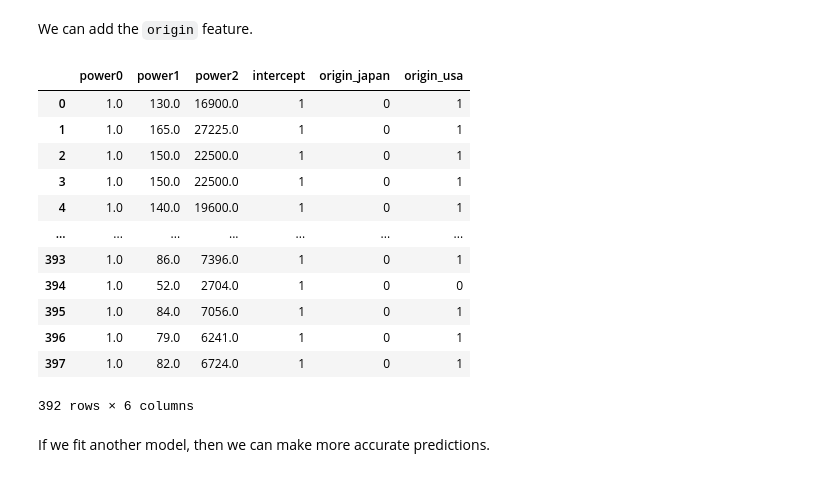
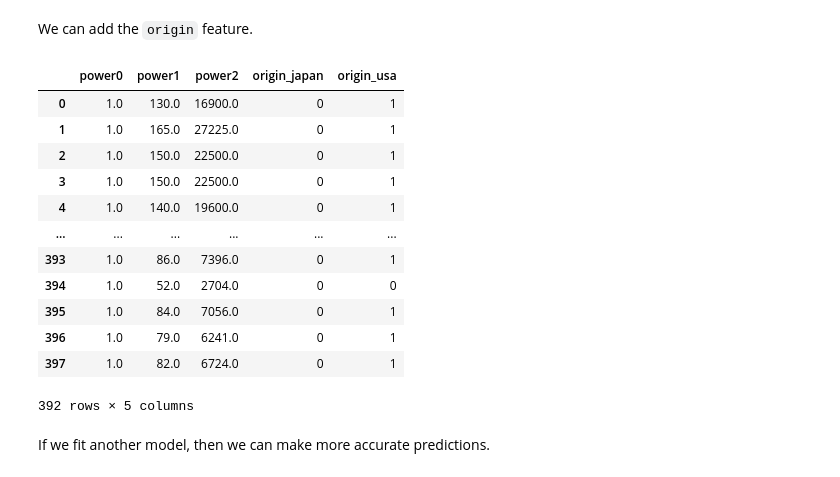
Before and after one commit to mrxiahuren/DS-UA-112-Spring-2020-Public, a Jupyter notebook: lecture/week12/lec1/week12-lec1-demo.ipynb, the cells around one changed output. Saved outputs shown, nothing was run; the diff lists cells and outputs as text; code cells hidden in the pictures.

```diff
--- a/lecture/week12/lec1/week12-lec1-demo.ipynb
+++ b/lecture/week12/lec1/week12-lec1-demo.ipynb
@@ -429,21 +433,22 @@ plt.show();
 We can add the `origin` feature.
 # %%
 hp_one_hot  = pd.merge(left = hp, right = one_hot, left_index=True, right_index=True)
+hp_one_hot = hp_one_hot.drop(columns = ["intercept"])
 hp_one_hot
 # %% [output]
-|  | power0 | power1 | power2 | intercept | origin_japan | origin_usa |
-| 0 | 1.0 | 130.0 | 16900.0 | 1 | 0 | 1 |
-| 1 | 1.0 | 165.0 | 27225.0 | 1 | 0 | 1 |
-| 2 | 1.0 | 150.0 | 22500.0 | 1 | 0 | 1 |
-| 3 | 1.0 | 150.0 | 22500.0 | 1 | 0 | 1 |
-| 4 | 1.0 | 140.0 | 19600.0 | 1 | 0 | 1 |
-| ... | ... | ... | ... | ... | ... | ... |
-| 393 | 1.0 | 86.0 | 7396.0 | 1 | 0 | 1 |
-| 394 | 1.0 | 52.0 | 2704.0 | 1 | 0 | 0 |
-| 395 | 1.0 | 84.0 | 7056.0 | 1 | 0 | 1 |
-| 396 | 1.0 | 79.0 | 6241.0 | 1 | 0 | 1 |
-| 397 | 1.0 | 82.0 | 6724.0 | 1 | 0 | 1 |
+|  | power0 | power1 | power2 | origin_japan | origin_usa |
+| 0 | 1.0 | 130.0 | 16900.0 | 0 | 1 |
+| 1 | 1.0 | 165.0 | 27225.0 | 0 | 1 |
+| 2 | 1.0 | 150.0 | 22500.0 | 0 | 1 |
+| 3 | 1.0 | 150.0 | 22500.0 | 0 | 1 |
+| 4 | 1.0 | 140.0 | 19600.0 | 0 | 1 |
+| ... | ... | ... | ... | ... | ... |
+| 393 | 1.0 | 86.0 | 7396.0 | 0 | 1 |
+| 394 | 1.0 | 52.0 | 2704.0 | 0 | 0 |
+| 395 | 1.0 | 84.0 | 7056.0 | 0 | 1 |
+| 396 | 1.0 | 79.0 | 6241.0 | 0 | 1 |
+| 397 | 1.0 | 82.0 | 6724.0 | 0 | 1 |
-392 rows × 6 columns
+392 rows × 5 columns
 # %% [markdown]
 If we fit another model, then we can make more accurate predictions.
 # %%
```
Also changed, not shown: parts of 12 cells of this notebook.
